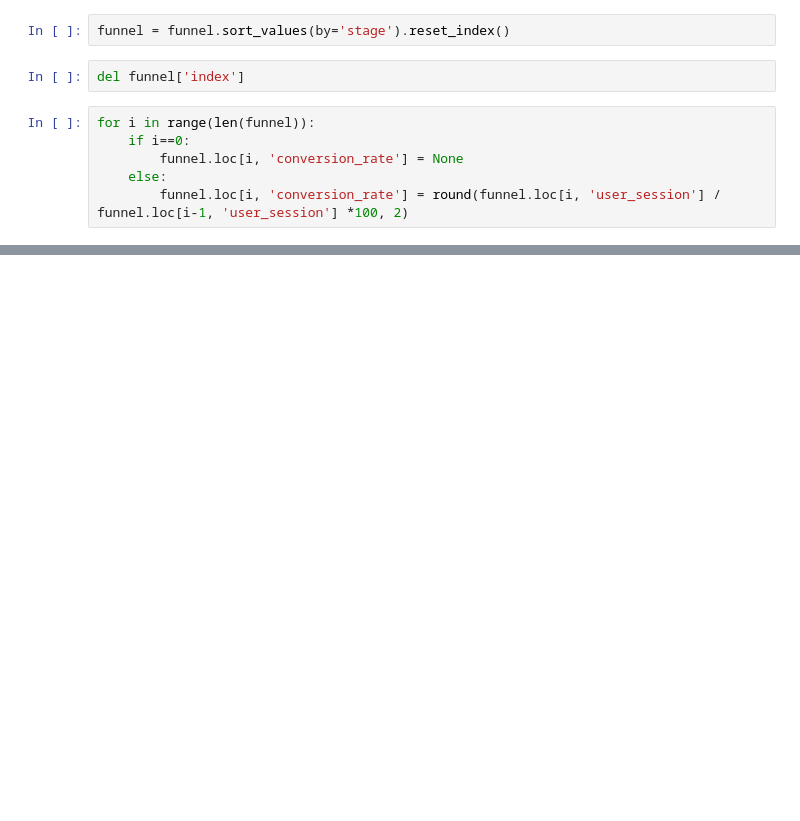
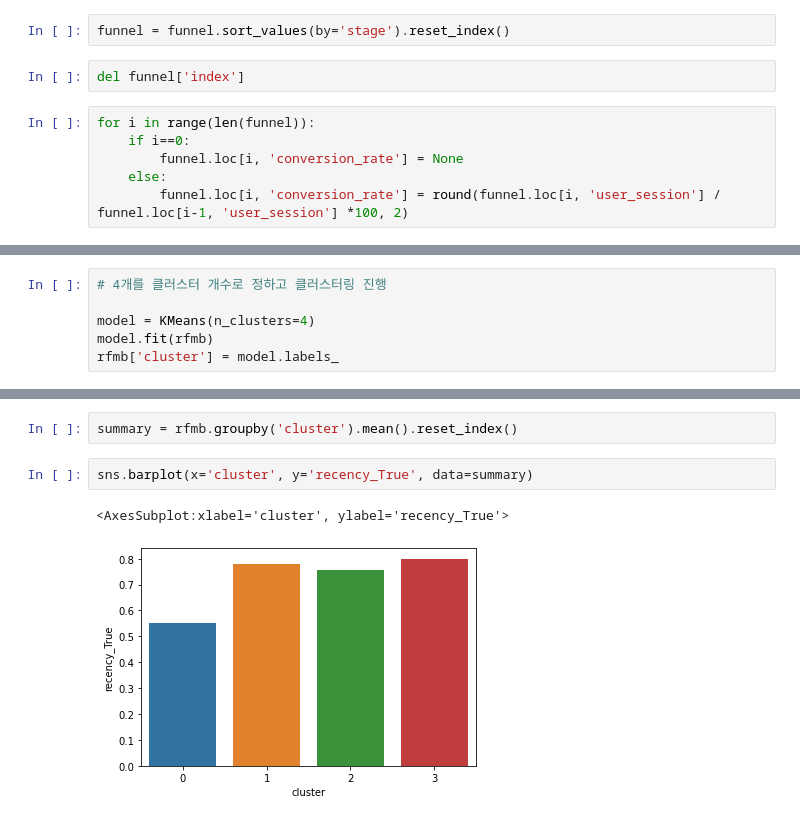
Before and after one commit to king-rabbit/estore-user-log, a Jupyter notebook: funnel_analysis.ipynb, the cells around one changed output, grey strips where cells are left out. Drawn from its saved outputs; the diff is of its cells as text; blank space fills up the shorter version.

```diff
--- a/funnel_analysis.ipynb
+++ b/funnel_analysis.ipynb
@@ -37,0 +93,6 @@ fig.show()
+# %%
+# 4개를 클러스터 개수로 정하고 클러스터링 진행
+
+model = KMeans(n_clusters=4)
+model.fit(rfmb)
+rfmb['cluster'] = model.labels_
@@ -37,0 +108,7 @@ fig.show()
+# %%
+summary = rfmb.groupby('cluster').mean().reset_index()
+# %%
+sns.barplot(x='cluster', y='recency_True', data=summary)
+# %% [output]
+<AxesSubplot:xlabel='cluster', ylabel='recency_True'>
+[figure, added]
```
Also changed, not shown: parts of 28 cells of this notebook.
